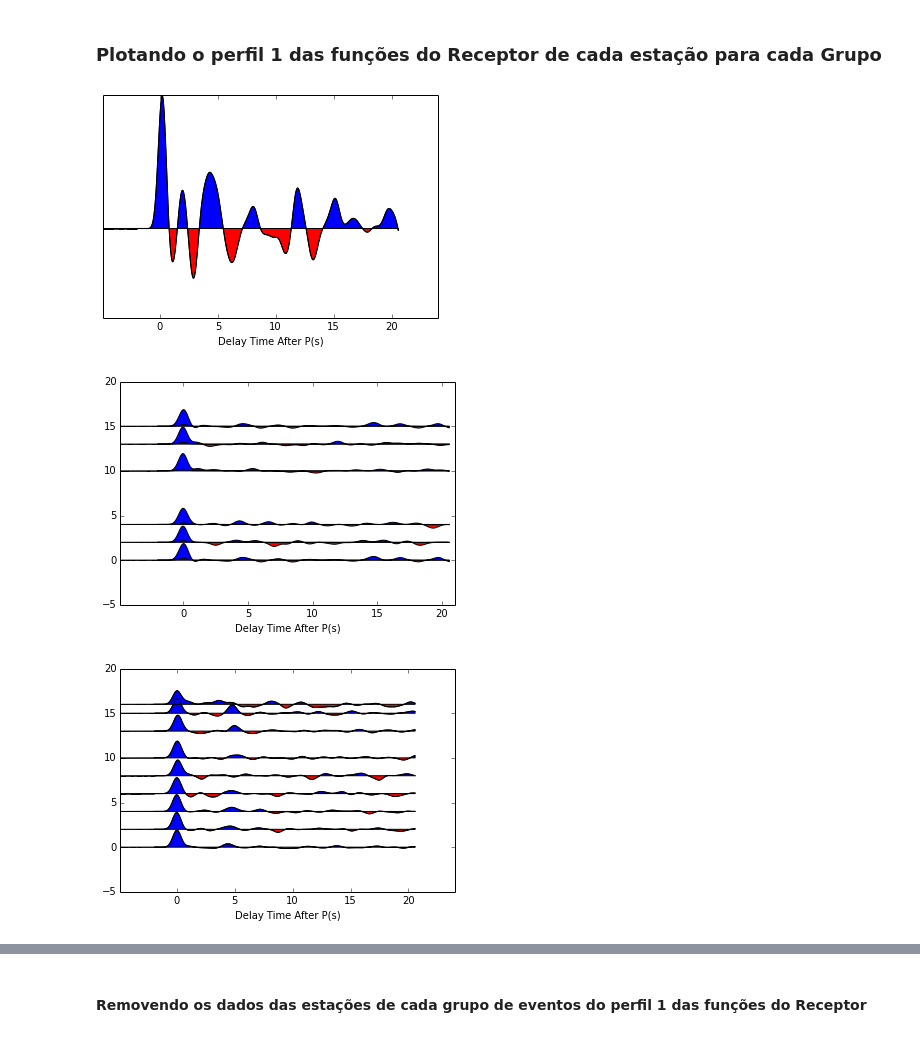
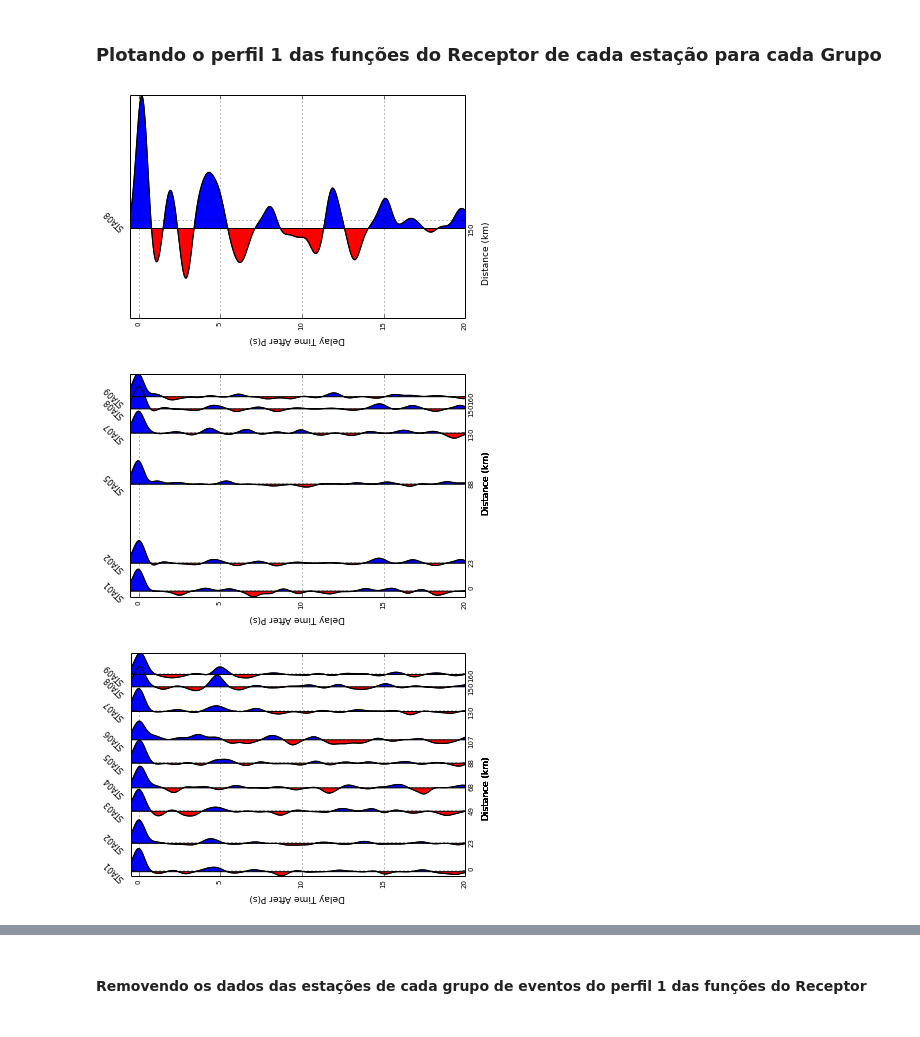
Before and after one commit to dIOGOLOC/projeto_mestrado, a Jupyter notebook: plotagem_perfil_estacoes.ipynb, the cells around one changed output, grey strips where cells are left out. Drawn from its saved outputs; the diff is of its cells as text; code cells hidden in the pictures.

Commit message:
Ajustando os plots e o perfil 1.

```diff
--- a/plotagem_perfil_estacoes.ipynb
+++ b/plotagem_perfil_estacoes.ipynb
@@ -19,10 +19,10 @@ import matplotlib.gridspec as gridspec
 # %% [markdown]
 <h3>Escolha das estações para plotar o perfil das funções do Receptor</h3>
 # %%
-perfil1 = ['STA02','STA01','STA07','STA03','STA04','STA05','STA09','STA08','STA06']
-dist_perfil1 = np.array([0,23482,49829,68048,88248,107764,130678,150060,160388])/10000
+perfil1 = ['STA01','STA02','STA03','STA04','STA05','STA06','STA07','STA08','STA09']
+dist_perfil1 = np.array([0,23482,49829,68048,88248,107764,130678,150060,160388])/1000
 perfil2 = ['STA10','STA11','STA12','STA13','STA14','STA15','STA16']
-dist_perfil2 = np.array([0,18672,48454,75411,94437,155438,176136])/10000
+dist_perfil2 = np.array([0,18672,48454,75411,94437,155438,176136])/1000
 # %% [markdown]
 <h4>Copiando os dados das estações de cada grupo de eventos para plotar o perfil 1 das funções do Receptor</h4>
 # %%
@@ -139,48 +139,54 @@ np.savetxt('/home/diogo/projeto_mestrado/NWstack_perfil1.asc',NWgroup_stack,deli
 # %%
 if NElist != []:
     NEorglist = np.argsort([NE for NE in NEgroup_dist])
     for i,j in enumerate(NEorglist):
-        plt.plot(NEgroup_time[i]-5,NEgroup_dist[i]+NEgroup_stack[i], 'k', linewidth=1)
-        plt.fill_between(NEgroup_time[i]-5,NEgroup_dist[i]+NEgroup_stack[i],NEgroup_dist[i], where = NEgroup_dist[i]+NEgroup_stack[i]>=NEgroup_dist[i], facecolor='blue', interpolate=True)
-        plt.fill_between(NEgroup_time[i]-5,NEgroup_dist[i]+NEgroup_stack[i],NEgroup_dist[i], where = NEgroup_dist[i]+NEgroup_stack[i]<=NEgroup_dist[i], facecolor='red', interpolate=True)
-        #plt.xticks([])
-        plt.yticks([])
-        plt.xlim(-4.9,24)
-        #plt.ylim(-0.5,len(NElist))
-        plt.xlabel('Delay Time After P(s)')
+        plt.plot(NEgroup_time[i]-5,NEgroup_dist[i]+NEgroup_stack[i]*100, 'k', linewidth=1)
+        plt.fill_between(NEgroup_time[i]-5,NEgroup_dist[i]+NEgroup_stack[i]*100,NEgroup_dist[i], where = NEgroup_dist[i]+NEgroup_stack[i]*100>=NEgroup_dist[i], facecolor='blue', interpolate=True)
+        plt.fill_between(NEgroup_time[i]-5,NEgroup_dist[i]+NEgroup_stack[i]*100,NEgroup_dist[i], where = NEgroup_dist[i]+NEgroup_stack[i]*100<=NEgroup_dist[i], facecolor='red', interpolate=True)
+        plt.xlim(-0.5,20)
+        plt.yticks(NEgroup_dist+1,NESTA,rotation=135,fontsize=8)
+        plt.text(20.2,NEgroup_dist[i], '%s' %(NEgroup_dist[i]),rotation=90,fontsize=7)
+        plt.text(21,median(NEgroup_dist), 'Distance (km)',rotation=90,fontsize=9)
+        plt.setp(plt.xticks()[1], rotation=90,fontsize=7)
+        plt.xlabel('Delay Time After P(s)',rotation=180,fontsize=9)
+        plt.grid(True)
         plt.savefig('Perfil das Funções do Receptor - NE - Perfil 1.png',dpi=300)
 # %% [output]
-[figure, old version]
+[figure, new version]
 # %%
 if SElist != []:
     SEorglist = np.argsort([SE for SE in SEgroup_dist])
     for i,j in enumerate(SEorglist):
-        plt.plot(SEgroup_time[i]-5,SEgroup_dist[i]+SEgroup_stack[i], 'k', linewidth=1)
-        plt.fill_between(SEgroup_time[i]-5,SEgroup_dist[i]+SEgroup_stack[i]*10,SEgroup_dist[i], where=SEgroup_dist[i]+SEgroup_stack[i]*10>=SEgroup_dist[i], facecolor='blue', interpolate=True)
-        plt.fill_between(SEgroup_time[i]-5,SEgroup_dist[i]+SEgroup_stack[i]*10,SEgroup_dist[i], where=SEgroup_dist[i]+SEgroup_stack[i]*10<=SEgroup_dist[i], facecolor='red', interpolate=True)
-        #plt.xticks([])
-        #plt.yticks([])
-        plt.xlim(-4.9,21)
-        #plt.ylim(-0.5,len(SElist))
-        plt.xlabel('Delay Time After P(s)')
+        plt.plot(SEgroup_time[i]-5,SEgroup_dist[i]+SEgroup_stack[i]*100, 'k', linewidth=1)
+        plt.fill_between(SEgroup_time[i]-5,SEgroup_dist[i]+SEgroup_stack[i]*100,SEgroup_dist[i], where=SEgroup_dist[i]+SEgroup_stack[i]*100>=SEgroup_dist[i], facecolor='blue', interpolate=True)
+        plt.fill_between(SEgroup_time[i]-5,SEgroup_dist[i]+SEgroup_stack[i]*100,SEgroup_dist[i], where=SEgroup_dist[i]+SEgroup_stack[i]*100<=SEgroup_dist[i], facecolor='red', interpolate=True)
+        plt.xlim(-0.5,20)
+        plt.yticks(SEgroup_dist+1,SESTA,rotation=135,fontsize=8)
+        plt.text(20.2,SEgroup_dist[i], '%s' %(SEgroup_dist[i]),rotation=90,fontsize=7)
+        plt.text(21,median(SEgroup_dist), 'Distance (km)',rotation=90,fontsize=9)
+        plt.setp(plt.xticks()[1], rotation=90,fontsize=7)
+        plt.xlabel('Delay Time After P(s)',rotation=180,fontsize=9)
+        plt.grid(True)
         plt.savefig('Perfil das Funções do Receptor - SE - Perfil 1.png',dpi=300)
 # %% [output]
-[figure, old version]
+[figure, new version]
 # %%
 if SWlist != []:
     SWorglist = np.argsort([SW for SW in SWgroup_dist])
     for i,j in enumerate(SWgroup_dist):
-        plt.plot(SWgroup_time[i]-5,SWgroup_dist[i]+SWgroup_stack[i]*10, 'k', linewidth=1)
-        plt.fill_between(SWgroup_time[i]-5,SWgroup_dist[i]+SWgroup_stack[i]*10,SWgroup_dist[i], where=SWgroup_dist[i]+SWgroup_stack[i]*10>=SWgroup_dist[i], facecolor='blue', interpolate=True)
-        plt.fill_between(SWgroup_time[i]-5,SWgroup_dist[i]+SWgroup_stack[i]*10,SWgroup_dist[i], where=SWgroup_dist[i]+SWgroup_stack[i]*10<=SWgroup_dist[i], facecolor='red', interpolate=True)
-        #plt.xticks([])
-        #plt.yticks([])
-        plt.xlim(-4.9,24)
-        #plt.ylim(-0.5,len(SWlist))
-        plt.xlabel('Delay Time After P(s)')
+        plt.plot(SWgroup_time[i]-5,SWgroup_dist[i]+SWgroup_stack[i]*100, 'k', linewidth=1)
+        plt.fill_between(SWgroup_time[i]-5,SWgroup_dist[i]+SWgroup_stack[i]*100,SWgroup_dist[i], where=SWgroup_dist[i]+SWgroup_stack[i]*100>=SWgroup_dist[i], facecolor='blue', interpolate=True)
+        plt.fill_between(SWgroup_time[i]-5,SWgroup_dist[i]+SWgroup_stack[i]*100,SWgroup_dist[i], where=SWgroup_dist[i]+SWgroup_stack[i]*100<=SWgroup_dist[i], facecolor='red', interpolate=True)
+        plt.xlim(-0.5,20)
+        plt.yticks(SWgroup_dist+1,SWSTA,rotation=135,fontsize=8)
+        plt.text(20.2,SWgroup_dist[i], '%s' %(SWgroup_dist[i]),rotation=90,fontsize=7)
+        plt.text(21,median(SWgroup_dist), 'Distance (km)',rotation=90,fontsize=9)
+        plt.setp(plt.xticks()[1], rotation=90,fontsize=7)
+        plt.xlabel('Delay Time After P(s)',rotation=180,fontsize=9)
+        plt.grid(True)
         plt.savefig('Perfil das Funções do Receptor - SW - Perfil 1.png',dpi=300)
 # %% [output]
-[figure, old version]
+[figure, new version]
 # %%
 if NWlist != []:
     NWorglist = np.argsort([NW for NW in NWgroup_dist])
```
Also changed, not shown: parts of 3 cells of this notebook.
